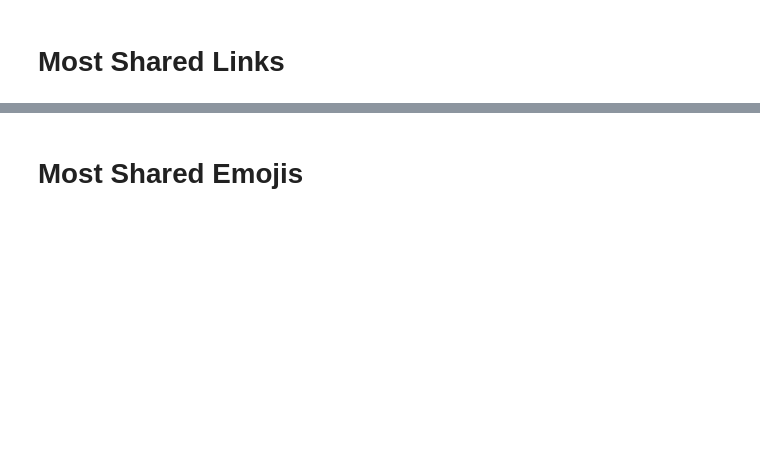
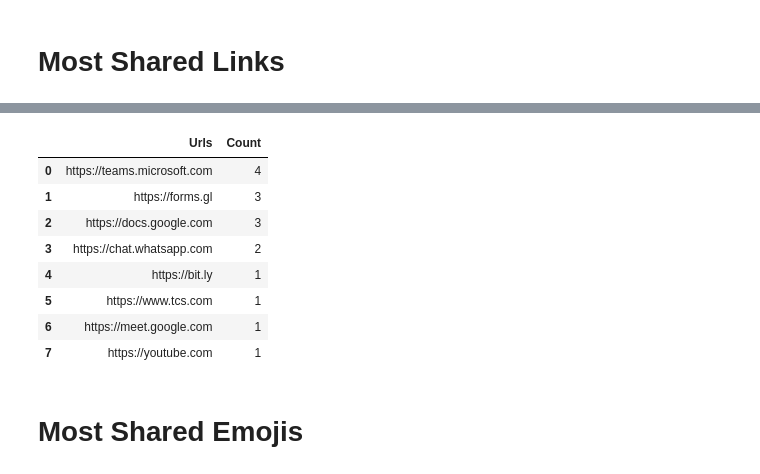
Before and after one commit to Als1510/WhatsAppChatAnalyser, a Jupyter notebook: Analysis.ipynb, the cells around one changed output, grey strips where cells are left out. Saved outputs shown, nothing was run; the diff lists cells and outputs as text; code cells hidden in the pictures; blank space fills up the shorter version.

```diff
--- a/Analysis.ipynb
+++ b/Analysis.ipynb
@@ -258,3 +332,35 @@ Note: you may need to restart the kernel to use updated packages.
+# %%
+def get_urls(selected_user, df):
+    if selected_user != 'Overall':
+        df = df[df['User'] == selected_user]
+    df = df[df['User'] != 'group_notification']
+    urls_list = []
+    url = []
+    for i in df['Message']:
+        o = re.findall('(https://.*)|(http://.*)',i)
+        if len(o) != 0:
+            urls_list.append(o[0][0].split(' ')[0])
+    if len(urls_list) != 0:
+        for i in urls_list:
+            o = re.search('.*[.](com|net|org|edu|gov|mil|aero|asia|biz|cat|coop|info|int|jobs|mobi|museum|name|post|pro|tel|travel|xxx|ac|ad|ae|af|ag|ai|al|am|an|ao|aq|ar|as|at|au|aw|ax|az|ba|bb|bd|be|bf|bg|bh|bi|bj|bm|bn|bo|br|bs|bt|bv|bw|by|bz|ca|cc|cd|cf|cg|ch|ci|ck|cl|cm|cn|co|cr|cs|cu|cv|cx|cy|cz|dd|de|dj|dk|dm|do|dz|ec|ee|eg|eh|er|es|et|eu|fi|fj|fk|fm|fo|fr|ga|gb|gd|ge|gf|gg|gh|gi|gl|gm|gn|gp|gq|gr|gs|gt|gu|gw|gy|hk|hm|hn|hr|ht|hu|id|ie|il|im|in|io|iq|ir|is|it|je|jm|jo|jp|ke|kg|kh|ki|km|kn|kp|kr|kw|ky|kz|la|lb|lc|li|lk|lr|ls|lt|lu|lv|ly|ma|mc|md|me|mg|mh|mk|ml|mm|mn|mo|mp|mq|mr|ms|mt|mu|mv|mw|mx|my|mz|na|nc|ne|nf|ng|ni|nl|no|np|nr|nu|nz|om|pa|pe|pf|pg|ph|pk|pl|pm|pn|pr|ps|pt|pw|py|qa|re|ro|rs|ru|rw|sa|sb|sc|sd|se|sg|sh|si|sj|Ja|sk|sl|sm|sn|so|sr|ss|st|su|sv|sx|sy|sz|tc|td|tf|tg|th|tj|tk|tl|tm|tn|to|tp|tr|tt|tv|tw|tz|ua|ug|uk|us|uy|uz|va|vc|ve|vg|vi|vn|vu|wf|ws|ye|yt|yu|za|zm|zw)',i)
+            if o != None:
+                url.append(o.group())
+        url_df = pd.DataFrame(Counter(url).most_common(len(Counter(url))), columns=['Urls', 'Count'])
+        return url_df
+    else:
+        return pd.DataFrame()
+# %%
+get_urls(df, 'Overall')
+# %% [output]
+|  | Urls | Count |
+| 0 | https://teams.microsoft.com | 4 |
+| 1 | https://forms.gl | 3 |
+| 2 | https://docs.google.com | 3 |
+| 3 | https://chat.whatsapp.com | 2 |
+| 4 | https://bit.ly | 1 |
+| 5 | https://www.tcs.com | 1 |
+| 6 | https://meet.google.com | 1 |
+| 7 | https://youtube.com | 1 |
 # %% [markdown]
 # Most Shared Emojis
 # %%
```
Also changed, not shown: parts of 22 cells of this notebook, 6 other files.
